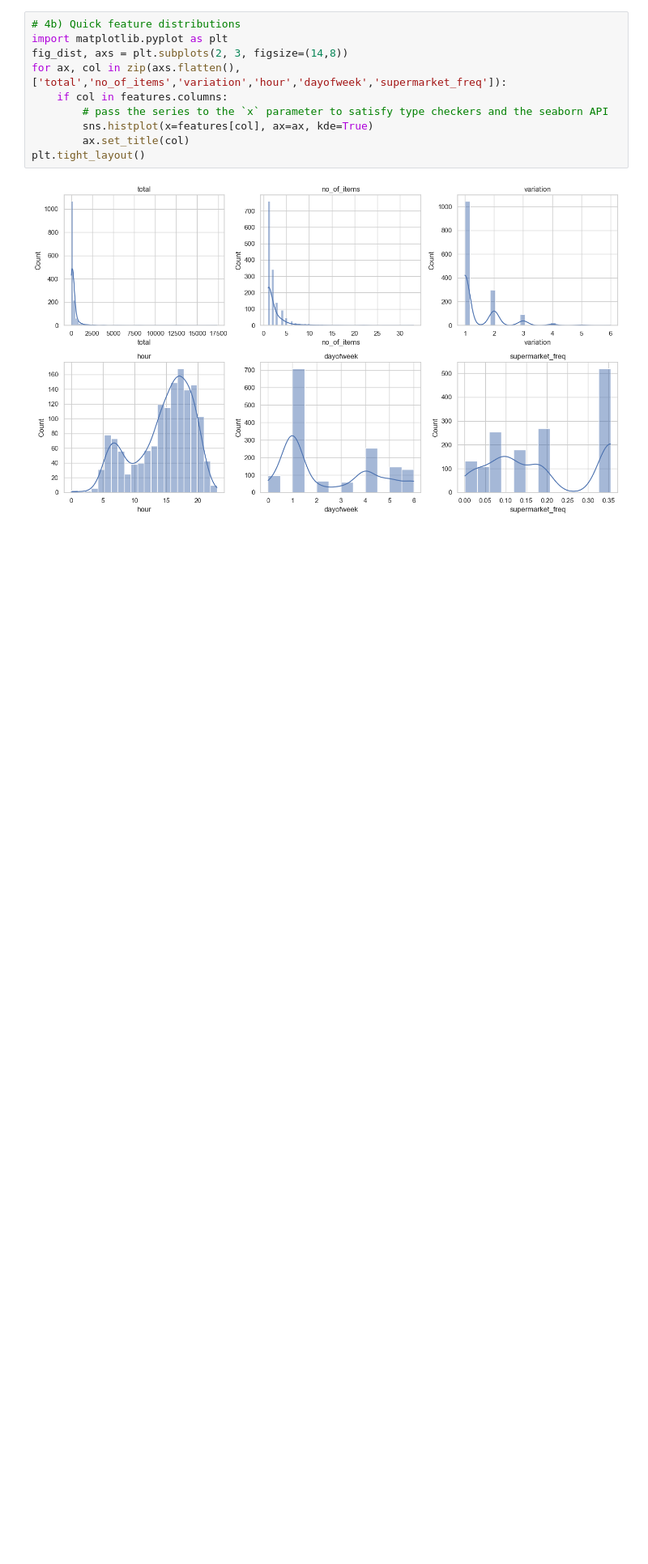
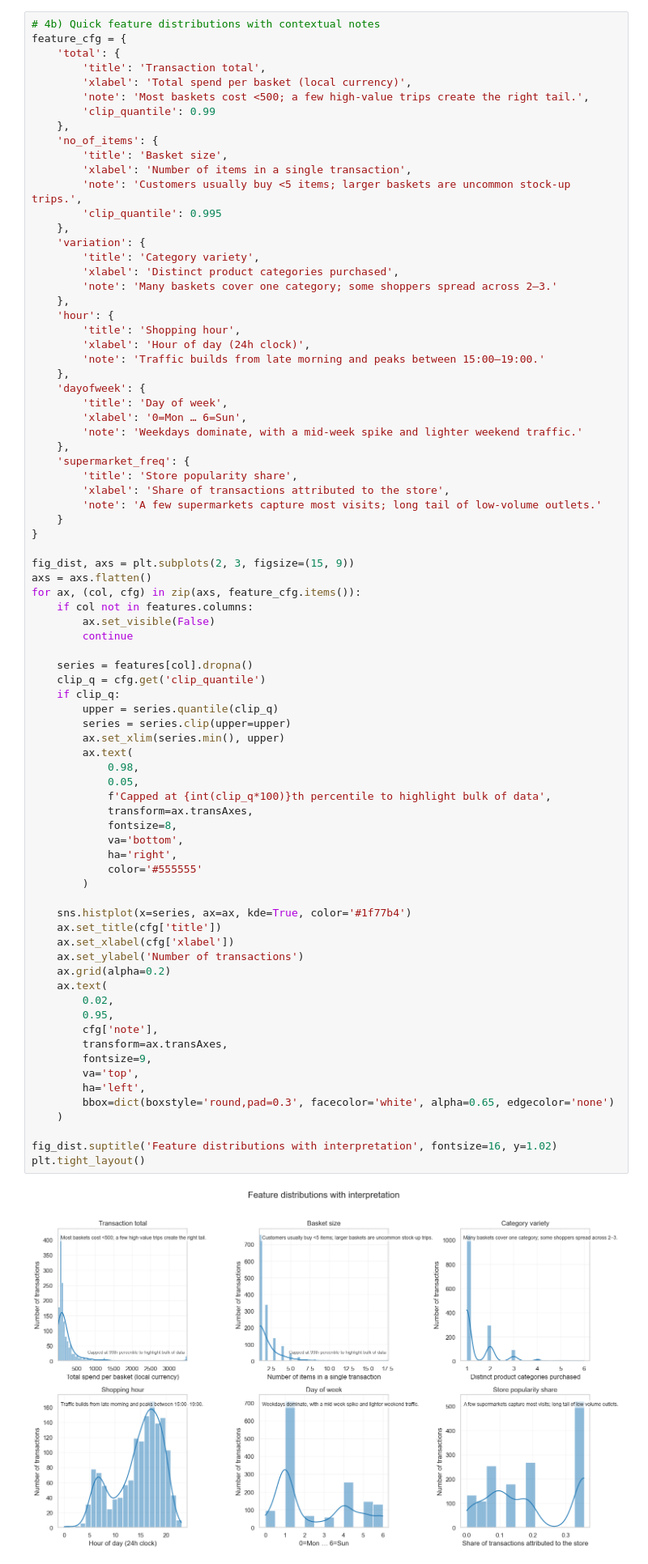
Before and after one commit to jeffmakuto/customer_segmentation, a Jupyter notebook: notebooks/segmentation_analysis.ipynb, the cells around one changed output. Shown at 81% size. Drawn from its saved outputs; the diff is of its cells as text; blank space fills up the shorter version.

```diff
--- a/notebooks/segmentation_analysis.ipynb
+++ b/notebooks/segmentation_analysis.ipynb
@@ -107,15 +107,84 @@ Features shape: (1464, 13)
 | 3 | 3 | 1 | 137.0 | 200 | 63.0 | 19.0 | 5.0 | 1 | 5.0 | ... |
 | 4 | 1 | 1 | 75.0 | 80 | 5.0 | 18.0 | 5.0 | 1 | 5.0 | ... |
 # %%
-# 4b) Quick feature distributions
-import matplotlib.pyplot as plt
-fig_dist, axs = plt.subplots(2, 3, figsize=(14,8))
-for ax, col in zip(axs.flatten(), ['total','no_of_items','variation','hour','dayofweek','supermarket_freq']):
-    if col in features.columns:
-        # pass the series to the `x` parameter to satisfy type checkers and the seaborn API
-        sns.histplot(x=features[col], ax=ax, kde=True)
-        ax.set_title(col)
+# 4b) Quick feature distributions with contextual notes
+feature_cfg = {
+    'total': {
+        'title': 'Transaction total',
+        'xlabel': 'Total spend per basket (local currency)',
+        'note': 'Most baskets cost <500; a few high-value trips create the right tail.',
+        'clip_quantile': 0.99
+    },
+    'no_of_items': {
+        'title': 'Basket size',
+        'xlabel': 'Number of items in a single transaction',
+        'note': 'Customers usually buy <5 items; larger baskets are uncommon stock-up trips.',
+        'clip_quantile': 0.995
+    },
+    'variation': {
+        'title': 'Category variety',
+        'xlabel': 'Distinct product categories purchased',
+        'note': 'Many baskets cover one category; some shoppers spread across 2–3.'
+    },
+    'hour': {
+        'title': 'Shopping hour',
+        'xlabel': 'Hour of day (24h clock)',
+        'note': 'Traffic builds from late morning and peaks between 15:00–19:00.'
+    },
+    'dayofweek': {
+        'title': 'Day of week',
+        'xlabel': '0=Mon … 6=Sun',
+        'note': 'Weekdays dominate, with a mid-week spike and lighter weekend traffic.'
+    },
+    'supermarket_freq': {
+        'title': 'Store popularity share',
+        'xlabel': 'Share of transactions attributed to the store',
+        'note': 'A few supermarkets capture most visits; long tail of low-volume outlets.'
+    }
+}
+
+fig_dist, axs = plt.subplots(2, 3, figsize=(15, 9))
+axs = axs.flatten()
+for ax, (col, cfg) in zip(axs, feature_cfg.items()):
+    if col not in features.columns:
+        ax.set_visible(False)
+        continue
+
+    series = features[col].dropna()
+    clip_q = cfg.get('clip_quantile')
+    if clip_q:
+        upper = series.quantile(clip_q)
+        series = series.clip(upper=upper)
+        ax.set_xlim(series.min(), upper)
+        ax.text(
+            0.98,
+            0.05,
+            f'Capped at {int(clip_q*100)}th percentile to highlight bulk of data',
+            transform=ax.transAxes,
+            fontsize=8,
+            va='bottom',
+            ha='right',
+            color='#555555'
+        )
+
+    sns.histplot(x=series, ax=ax, kde=True, color='#1f77b4')
+    ax.set_title(cfg['title'])
+    ax.set_xlabel(cfg['xlabel'])
+    ax.set_ylabel('Number of transactions')
+    ax.grid(alpha=0.2)
+    ax.text(
+        0.02,
+        0.95,
+        cfg['note'],
+        transform=ax.transAxes,
+        fontsize=9,
+        va='top',
+        ha='left',
+        bbox=dict(boxstyle='round,pad=0.3', facecolor='white', alpha=0.65, edgecolor='none')
+    )
+
+fig_dist.suptitle('Feature distributions with interpretation', fontsize=16, y=1.02)
 plt.tight_layout()
 # %% [output]
-[figure, old version]
+[figure, new version]
 # %%
```
Also changed, not shown: parts of 1 cell of this notebook.
